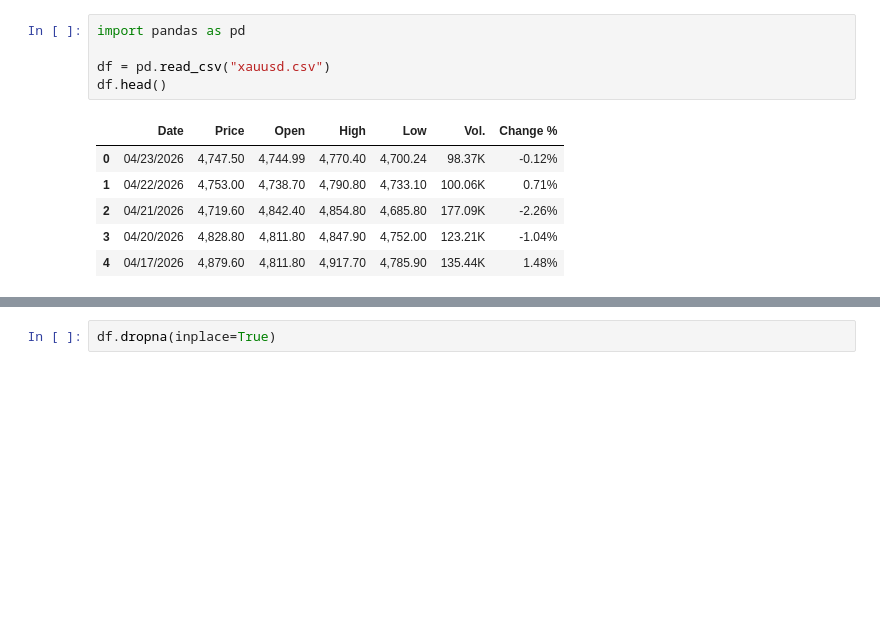
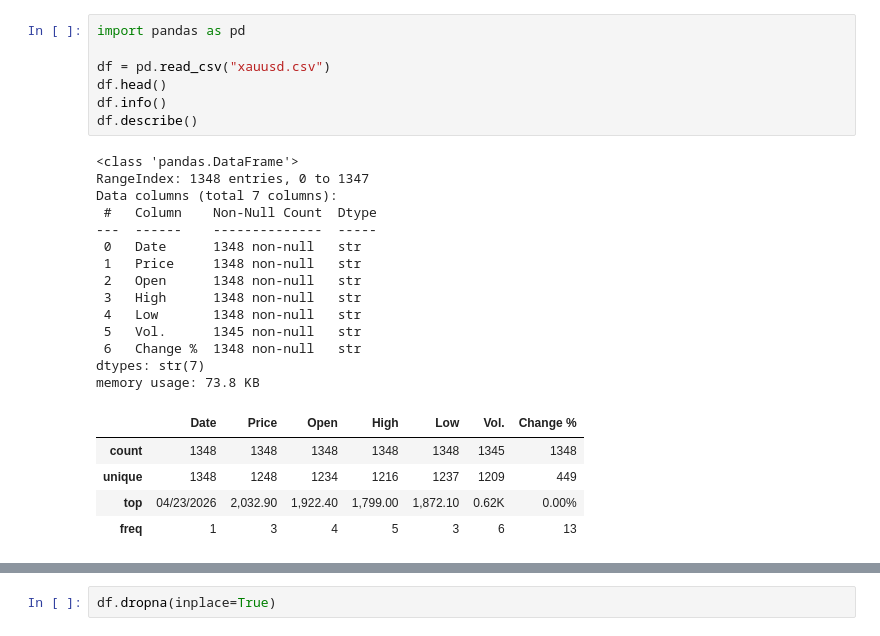
Before and after one commit to franceskoh/xauusd-data-science-project, a Jupyter notebook: xauusd_analysis.ipynb, the cells around one changed output, grey strips where cells are left out. Cells and saved outputs as stored; diff of their text form; blank space fills up the shorter version.

```diff
--- a/xauusd_analysis.ipynb
+++ b/xauusd_analysis.ipynb
@@ -1,15 +1,30 @@
 # %%
 import pandas as pd
 
 df = pd.read_csv("xauusd.csv")
 df.head()
+df.info()
+df.describe()
 # %% [output]
+<class 'pandas.DataFrame'>
+RangeIndex: 1348 entries, 0 to 1347
+Data columns (total 7 columns):
+ #   Column    Non-Null Count  Dtype
+---  ------    --------------  -----
+ 0   Date      1348 non-null   str
+ 1   Price     1348 non-null   str
+ 2   Open      1348 non-null   str
+ 3   High      1348 non-null   str
+ 4   Low       1348 non-null   str
+ 5   Vol.      1345 non-null   str
+ 6   Change %  1348 non-null   str
+dtypes: str(7)
+memory usage: 73.8 KB
 |  | Date | Price | Open | High | Low | Vol. | Change % |
-| 0 | 04/23/2026 | 4,747.50 | 4,744.99 | 4,770.40 | 4,700.24 | 98.37K | -0.12% |
-| 1 | 04/22/2026 | 4,753.00 | 4,738.70 | 4,790.80 | 4,733.10 | 100.06K | 0.71% |
-| 2 | 04/21/2026 | 4,719.60 | 4,842.40 | 4,854.80 | 4,685.80 | 177.09K | -2.26% |
-| 3 | 04/20/2026 | 4,828.80 | 4,811.80 | 4,847.90 | 4,752.00 | 123.21K | -1.04% |
-| 4 | 04/17/2026 | 4,879.60 | 4,811.80 | 4,917.70 | 4,785.90 | 135.44K | 1.48% |
+| count | 1348 | 1348 | 1348 | 1348 | 1348 | 1345 | 1348 |
+| unique | 1348 | 1248 | 1234 | 1216 | 1237 | 1209 | 449 |
+| top | 04/23/2026 | 2,032.90 | 1,922.40 | 1,799.00 | 1,872.10 | 0.62K | 0.00% |
+| freq | 1 | 3 | 4 | 5 | 3 | 6 | 13 |
 # %%
 # Dataset clean
 df.rename(columns={
```
Also changed, not shown: parts of 2 cells of this notebook.
